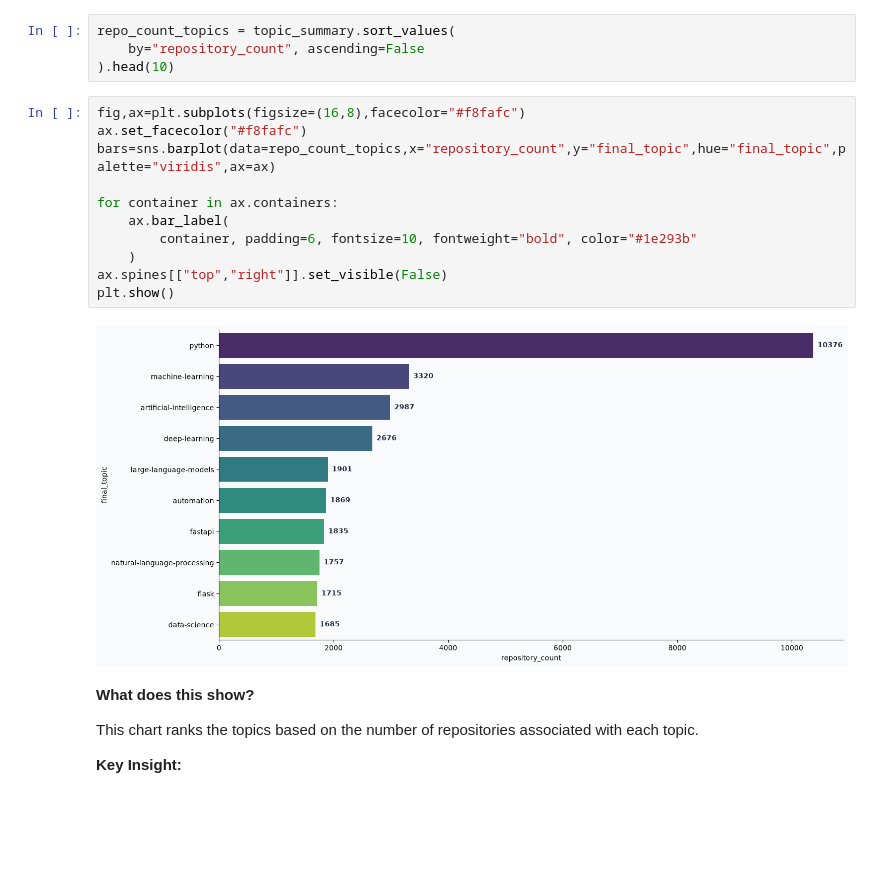
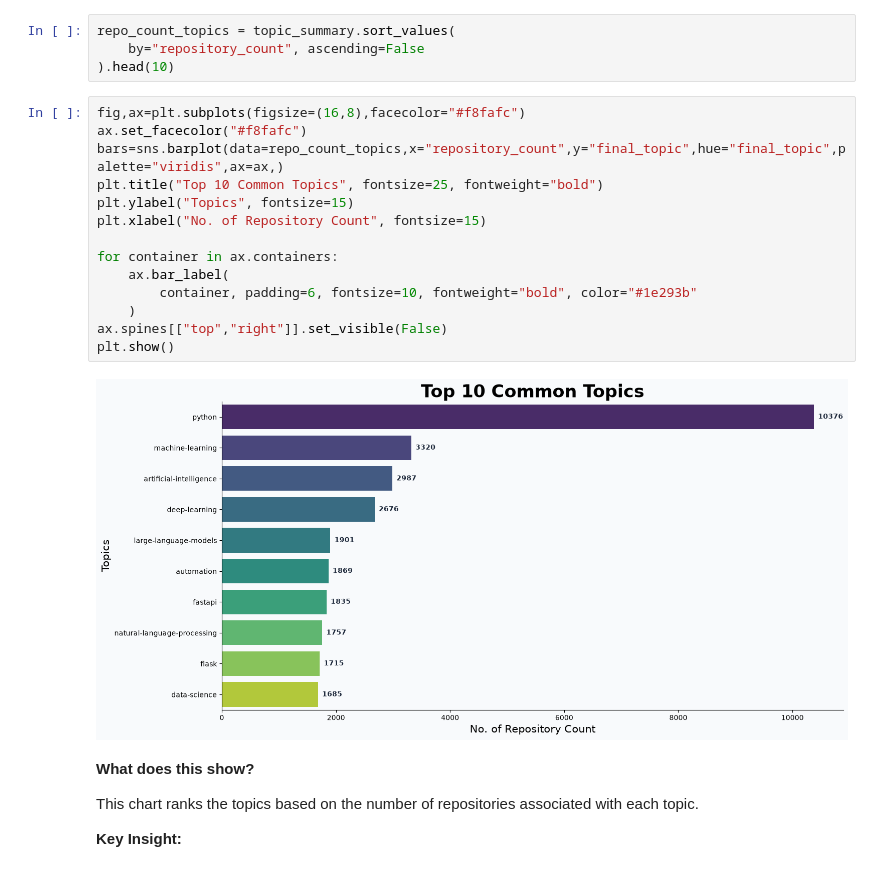
Before and after one commit to hellovishwas/python-ecosystem-intelligence, a Jupyter notebook: notebooks/06_github_topic_category_eda.ipynb, the cells around one changed output. Drawn from its saved outputs; the diff is of its cells as text; blank space fills up the shorter version.

```diff
--- a/notebooks/06_github_topic_category_eda.ipynb
+++ b/notebooks/06_github_topic_category_eda.ipynb
@@ -61,16 +61,19 @@ repo_count_topics = topic_summary.sort_values(
 # %%
 fig,ax=plt.subplots(figsize=(16,8),facecolor="#f8fafc")
 ax.set_facecolor("#f8fafc")
-bars=sns.barplot(data=repo_count_topics,x="repository_count",y="final_topic",hue="final_topic",palette="viridis",ax=ax)
+bars=sns.barplot(data=repo_count_topics,x="repository_count",y="final_topic",hue="final_topic",palette="viridis",ax=ax,)
+plt.title("Top 10 Common Topics", fontsize=25, fontweight="bold")
+plt.ylabel("Topics", fontsize=15)
+plt.xlabel("No. of Repository Count", fontsize=15)
 
 for container in ax.containers:
     ax.bar_label(
         container, padding=6, fontsize=10, fontweight="bold", color="#1e293b"
     )
 ax.spines[["top","right"]].set_visible(False)
 plt.show()
 # %% [output]
-[figure, old version]
+[figure, new version]
 # %% [markdown]
 **What does this show?**
 
```
Also changed, not shown: 3 other files.
